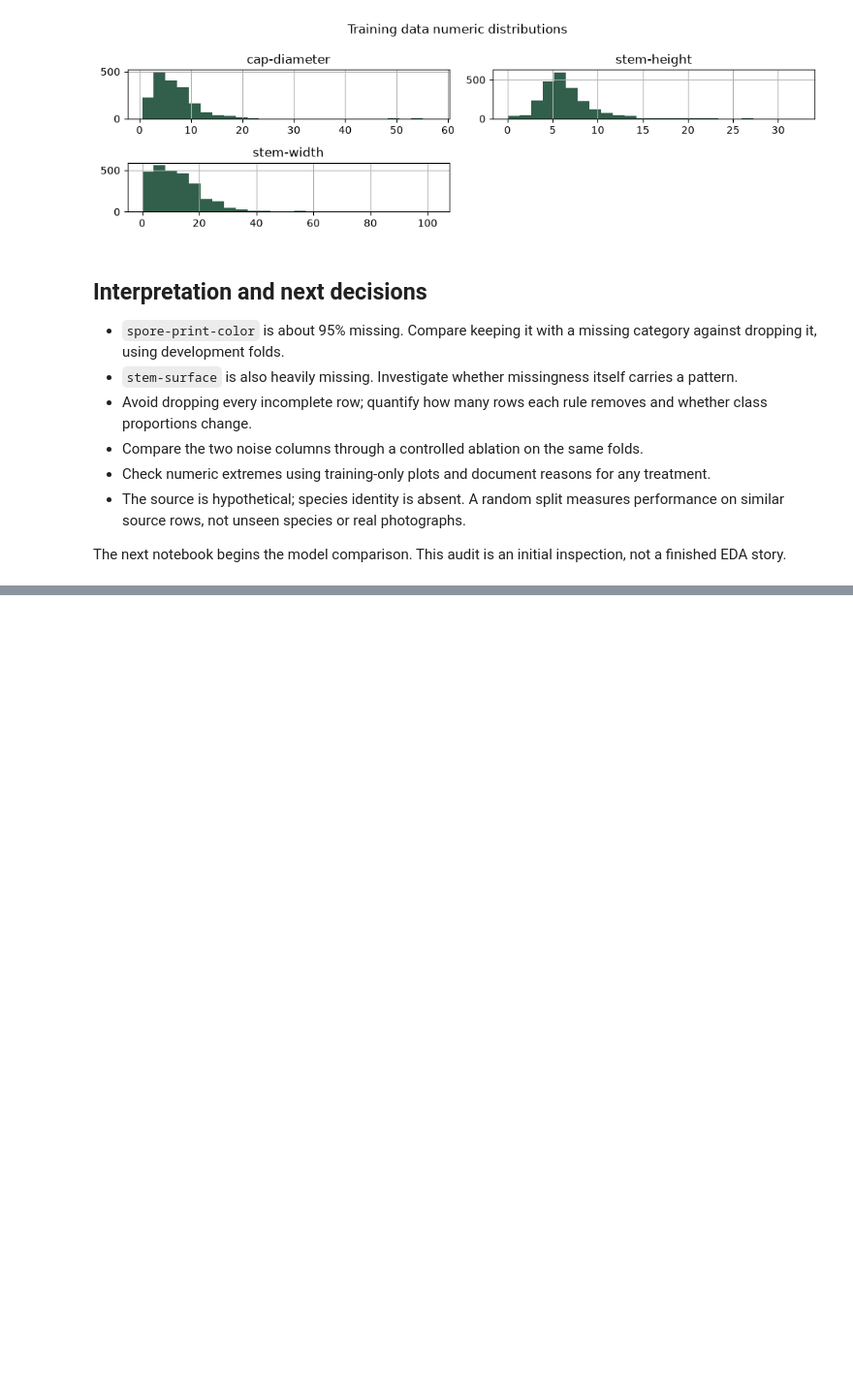
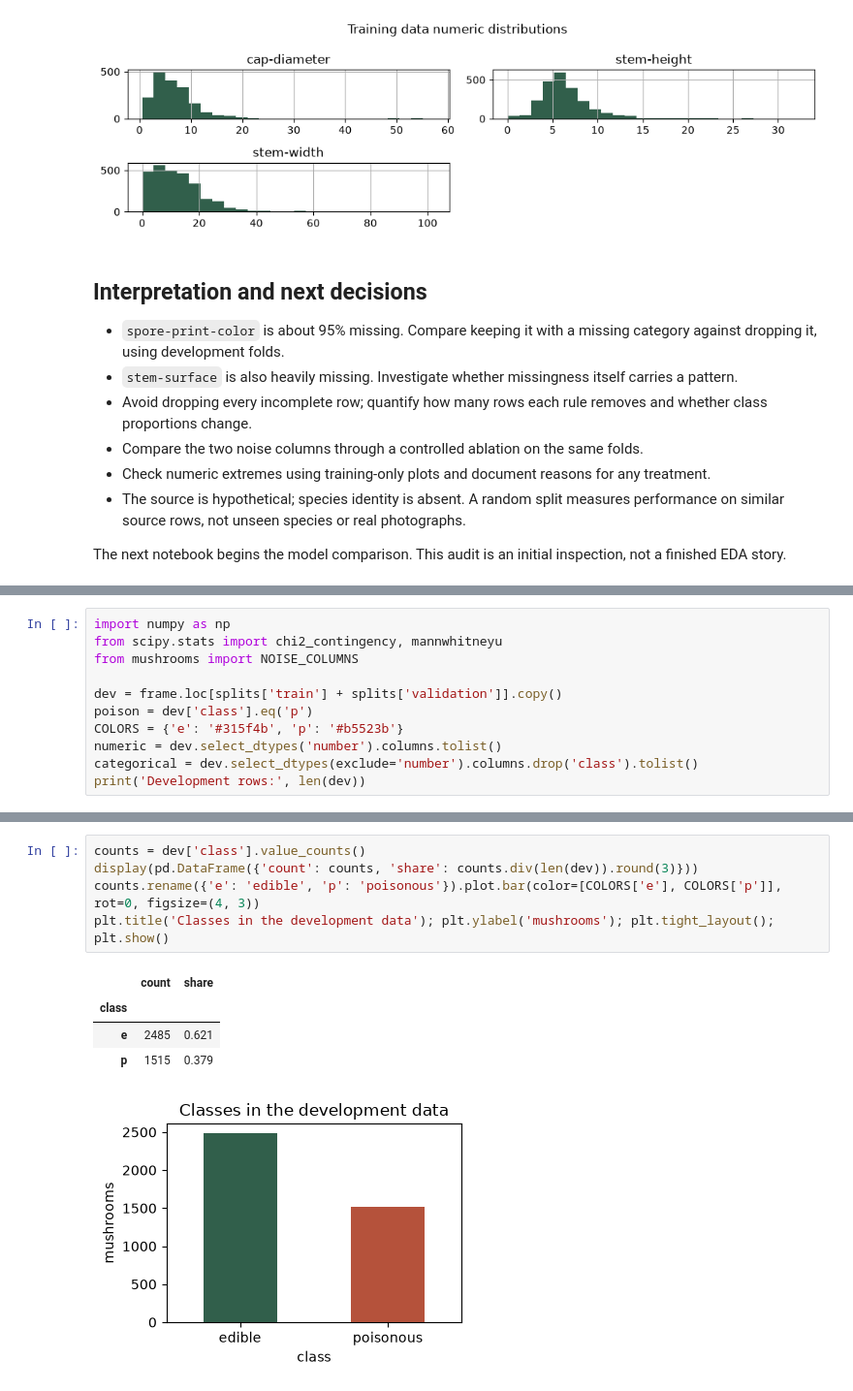
Before and after one commit to viviana-pajic/CloudAI_The-best-DL-group-in-the-world-ever, a Jupyter notebook: mushrooms/00_data_audit.ipynb, the cells around one changed output, grey strips where cells are left out. Shown at 97% size. Drawn from its saved outputs; the diff is of its cells as text; blank space fills up the shorter version.

Commit message:
Tasks 8 and 11: mushroom exploration and evaluation design

```diff
--- a/mushrooms/00_data_audit.ipynb
+++ b/mushrooms/00_data_audit.ipynb
@@ -124,0 +138,11 @@ The next notebook begins the model comparison. This audit is an initial inspecti
+# %%
+import numpy as np
+from scipy.stats import chi2_contingency, mannwhitneyu
+from mushrooms import NOISE_COLUMNS
+
+dev = frame.loc[splits['train'] + splits['validation']].copy()
+poison = dev['class'].eq('p')
+COLORS = {'e': '#315f4b', 'p': '#b5523b'}
+numeric = dev.select_dtypes('number').columns.tolist()
+categorical = dev.select_dtypes(exclude='number').columns.drop('class').tolist()
+print('Development rows:', len(dev))
@@ -124,0 +156,11 @@ The next notebook begins the model comparison. This audit is an initial inspecti
+# %%
+counts = dev['class'].value_counts()
+display(pd.DataFrame({'count': counts, 'share': counts.div(len(dev)).round(3)}))
+counts.rename({'e': 'edible', 'p': 'poisonous'}).plot.bar(color=[COLORS['e'], COLORS['p']], rot=0, figsize=(4, 3))
+plt.title('Classes in the development data'); plt.ylabel('mushrooms'); plt.tight_layout(); plt.show()
+# %% [output]
+|  | count | share |
+| class |  |  |
+| e | 2485 | 0.621 |
+| p | 1515 | 0.379 |
+[figure, added]
```
Also changed, not shown: parts of 28 cells of this notebook, 5 other files.
